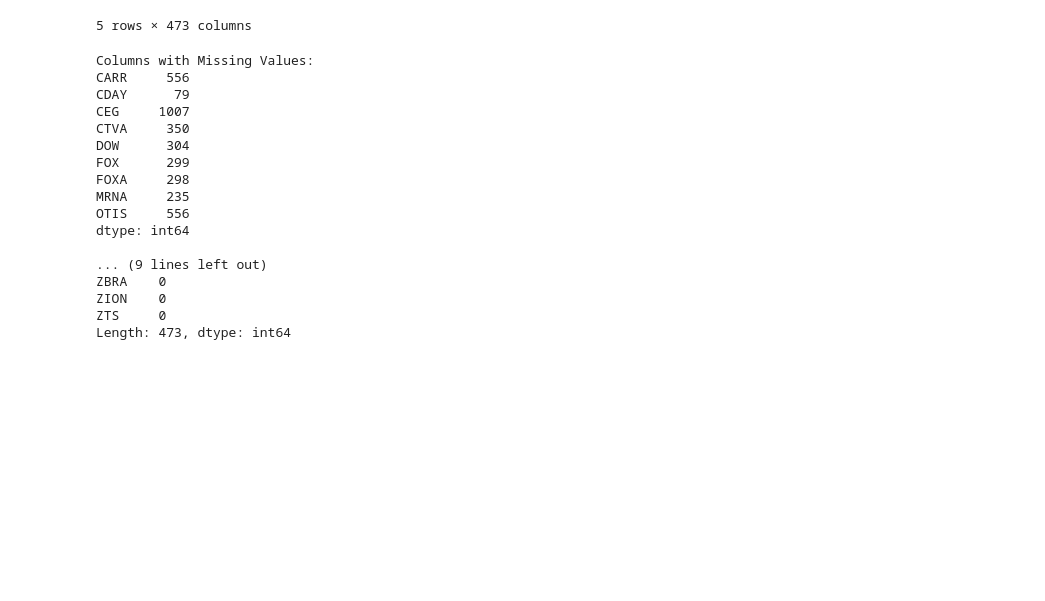
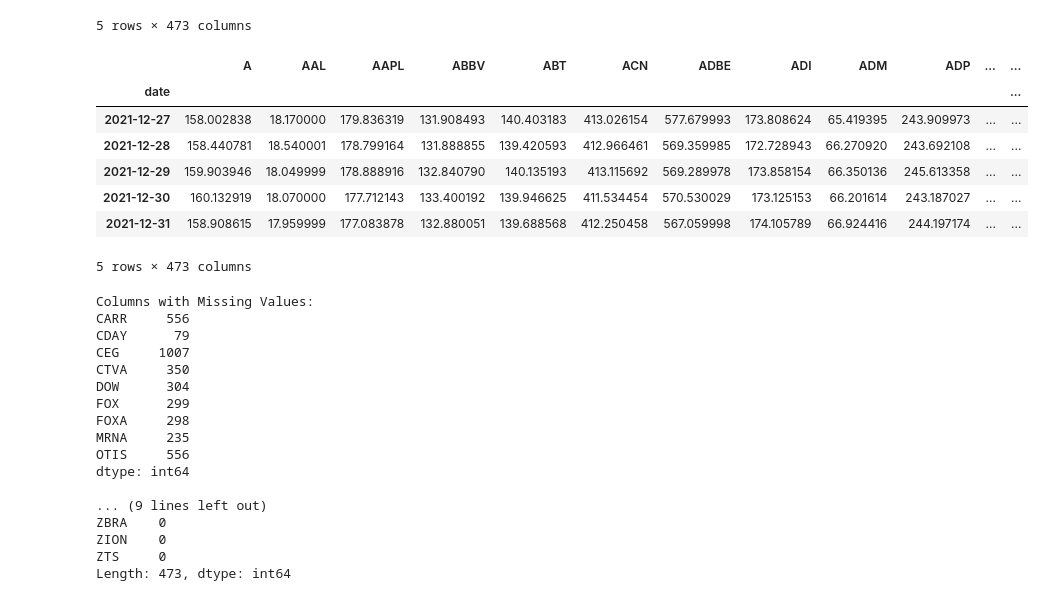
Before and after one commit to dasoaujisi/FDS-Project, a Jupyter notebook: main.ipynb, the cells around one changed output. Drawn from its saved outputs; the diff is of its cells as text; code cells hidden in the pictures; blank space fills up the shorter version.

```diff
--- a/main.ipynb
+++ b/main.ipynb
@@ -100,0 +73,11 @@ returns_1_day = returns_1_day.iloc[1:,:]
+# %%
+data.tail()
+# %% [output]
+|  | A | AAL | AAPL | ABBV | ABT | ACN | ADBE | ADI | ADM | ADP | ... | ... |
+| date |  |  |  |  |  |  |  |  |  |  |  | ... |
+| 2021-12-27 | 158.002838 | 18.170000 | 179.836319 | 131.908493 | 140.403183 | 413.026154 | 577.679993 | 173.808624 | 65.419395 | 243.909973 | ... | ... |
+| 2021-12-28 | 158.440781 | 18.540001 | 178.799164 | 131.888855 | 139.420593 | 412.966461 | 569.359985 | 172.728943 | 66.270920 | 243.692108 | ... | ... |
+| 2021-12-29 | 159.903946 | 18.049999 | 178.888916 | 132.840790 | 140.135193 | 413.115692 | 569.289978 | 173.858154 | 66.350136 | 245.613358 | ... | ... |
+| 2021-12-30 | 160.132919 | 18.070000 | 177.712143 | 133.400192 | 139.946625 | 411.534454 | 570.530029 | 173.125153 | 66.201614 | 243.187027 | ... | ... |
+| 2021-12-31 | 158.908615 | 17.959999 | 177.083878 | 132.880051 | 139.688568 | 412.250458 | 567.059998 | 174.105789 | 66.924416 | 244.197174 | ... | ... |
+5 rows × 473 columns
```
Also changed, not shown: parts of 11 cells of this notebook.
